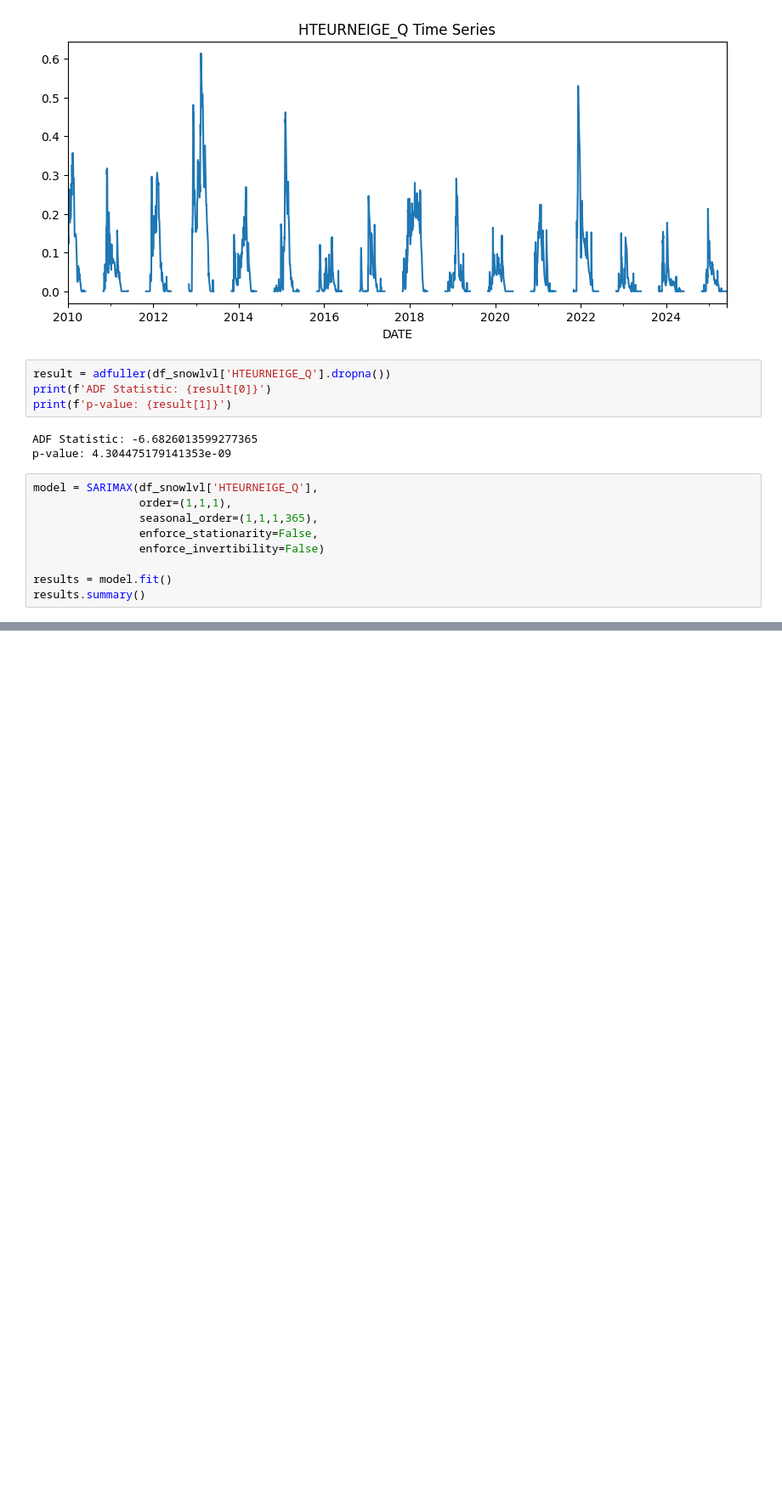
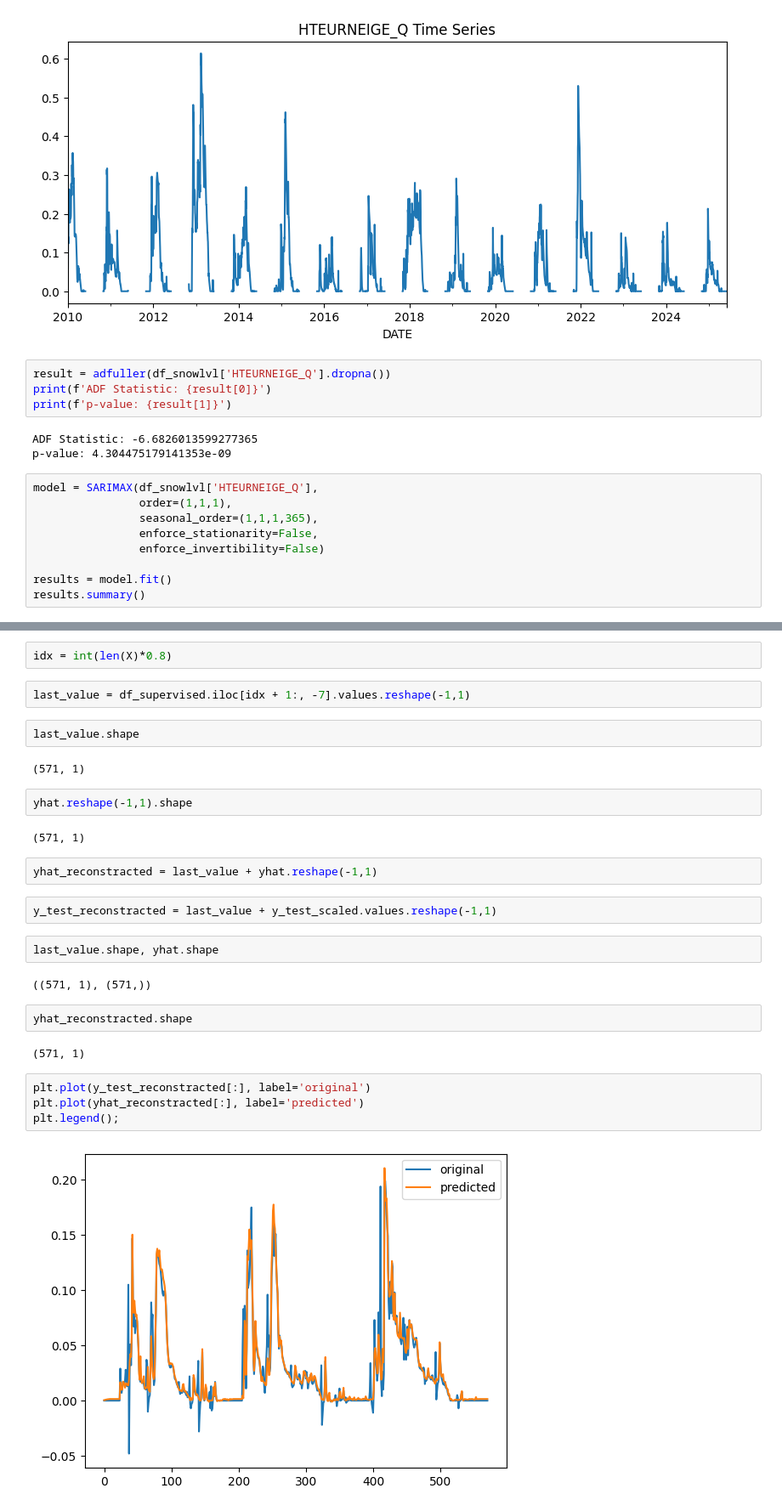
Before and after one commit to lchaus/dfg, a Jupyter notebook: RF_model.ipynb, the cells around one changed output, grey strips where cells are left out. Shown at 85% size. Cells and saved outputs as stored; diff of their text form; blank space fills up the shorter version.

```diff
--- a/RF_model.ipynb
+++ b/RF_model.ipynb
@@ -214,0 +271,30 @@ results.summary()
+# %%
+idx = int(len(X)*0.8)
+# %%
+last_value = df_supervised.iloc[idx + 1:, -7].values.reshape(-1,1)
+# %%
+last_value.shape
+# %% [output]
+(571, 1)
+# %%
+yhat.reshape(-1,1).shape
+# %% [output]
+(571, 1)
+# %%
+yhat_reconstracted = last_value + yhat.reshape(-1,1)
+# %%
+y_test_reconstracted = last_value + y_test_scaled.values.reshape(-1,1)
+# %%
+last_value.shape, yhat.shape
+# %% [output]
+((571, 1), (571,))
+# %%
+yhat_reconstracted.shape
+# %% [output]
+(571, 1)
+# %%
+plt.plot(y_test_reconstracted[:], label='original')
+plt.plot(yhat_reconstracted[:], label='predicted')
+plt.legend();
+# %% [output]
+[figure, added]
```
Also changed, not shown: parts of 24 cells of this notebook, 20 other files.
